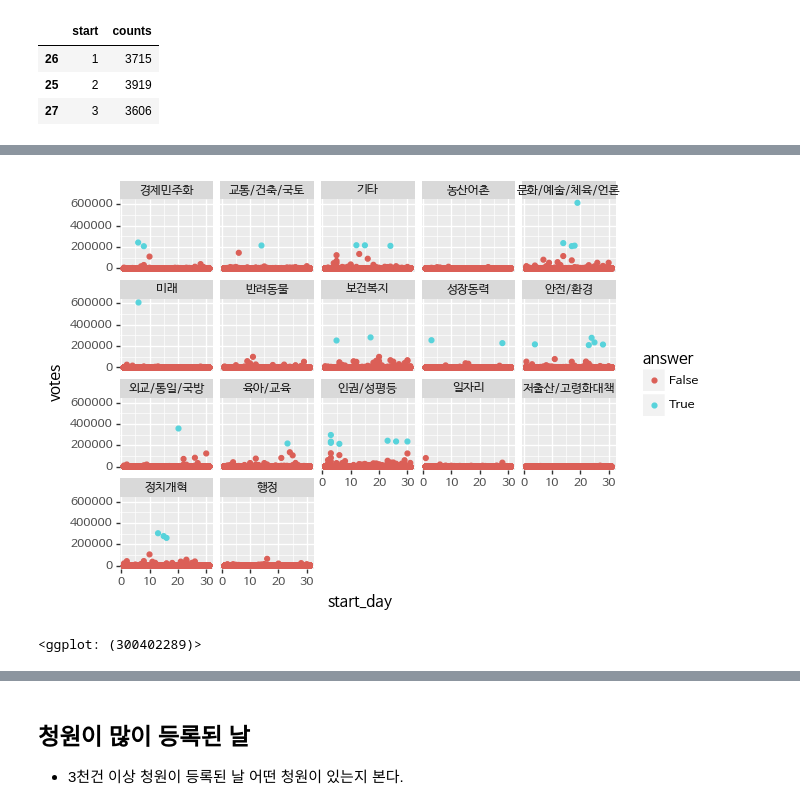
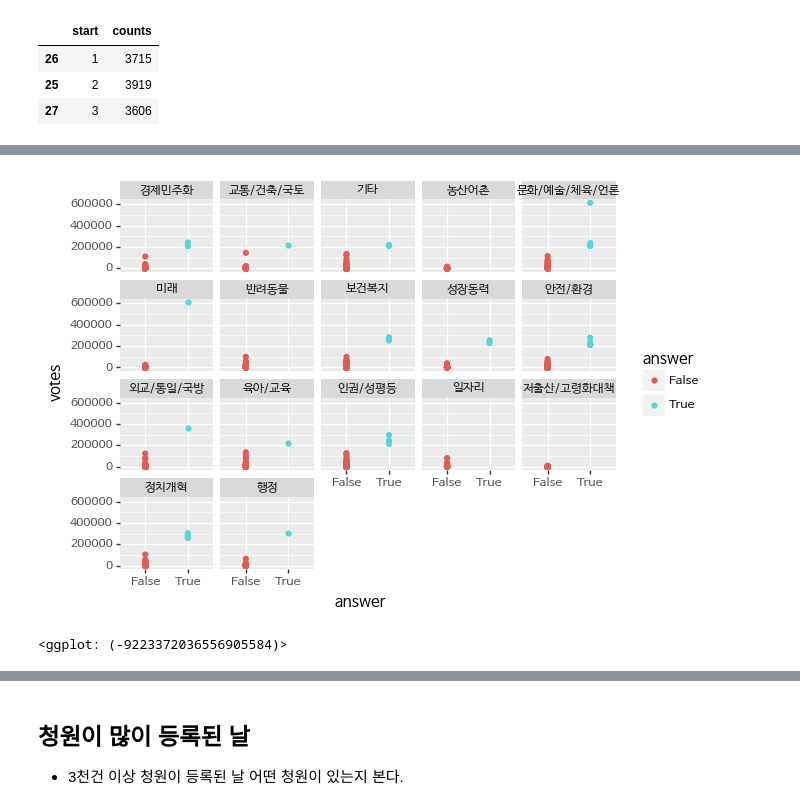
Before and after one commit to corazzon/petitionWrangling, a Jupyter notebook: petition_pandas_plotnine.ipynb, the cells around one changed output, grey strips where cells are left out. Drawn from its saved outputs; the diff is of its cells as text; code cells hidden in the pictures.

```diff
--- a/petition_pandas_plotnine.ipynb
+++ b/petition_pandas_plotnine.ipynb
@@ -561,17 +562,17 @@ start_df.head()
 # %%
 # 날짜별로 카테고리별 투표수를 본다.
 # 20만건 이상 투표를 받아야지만 답변을 받을 수 있다는것을 그래프를 통해 짐작해볼 수 있다.
 # 답변을 받지못한 카테고리도 있다.
 (ggplot(petitions)
- + aes('start_day', 'votes')
+ + aes('answer', 'votes')
  + aes(color='answer')
  + geom_point()
- + facet_wrap('category')
+ + facet_wrap('~category')
  + theme(text=element_text(family='NanumBarunGothic'))
 )
 # %% [output]
-[figure, old version]
+[figure, new version]
-<ggplot: (300402289)>
+<ggplot: (-9223372036556905584)>
 # %%
 start_ordered_df = petitions['start'].value_counts().index.tolist()
 petitions_start_df = CategoricalDtype(categories=start_ordered_df, ordered=True)
```
Also changed, not shown: parts of 37 cells of this notebook.
